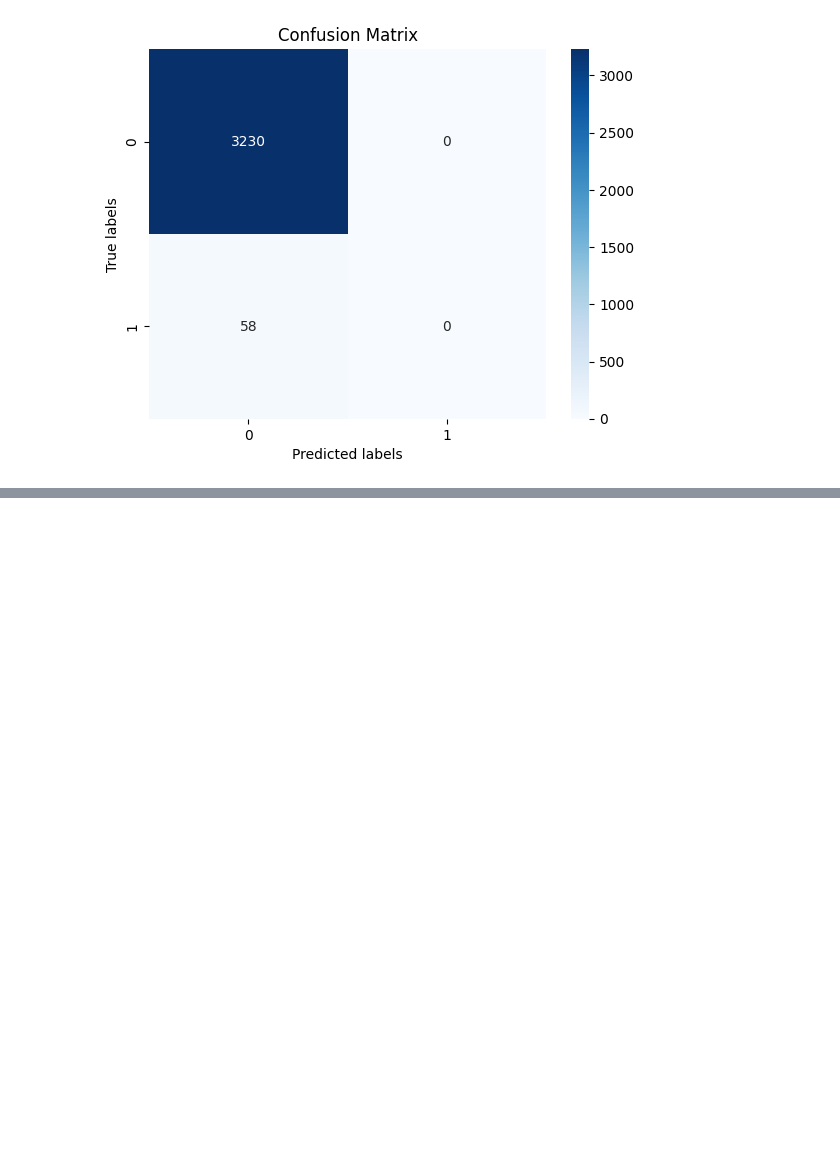
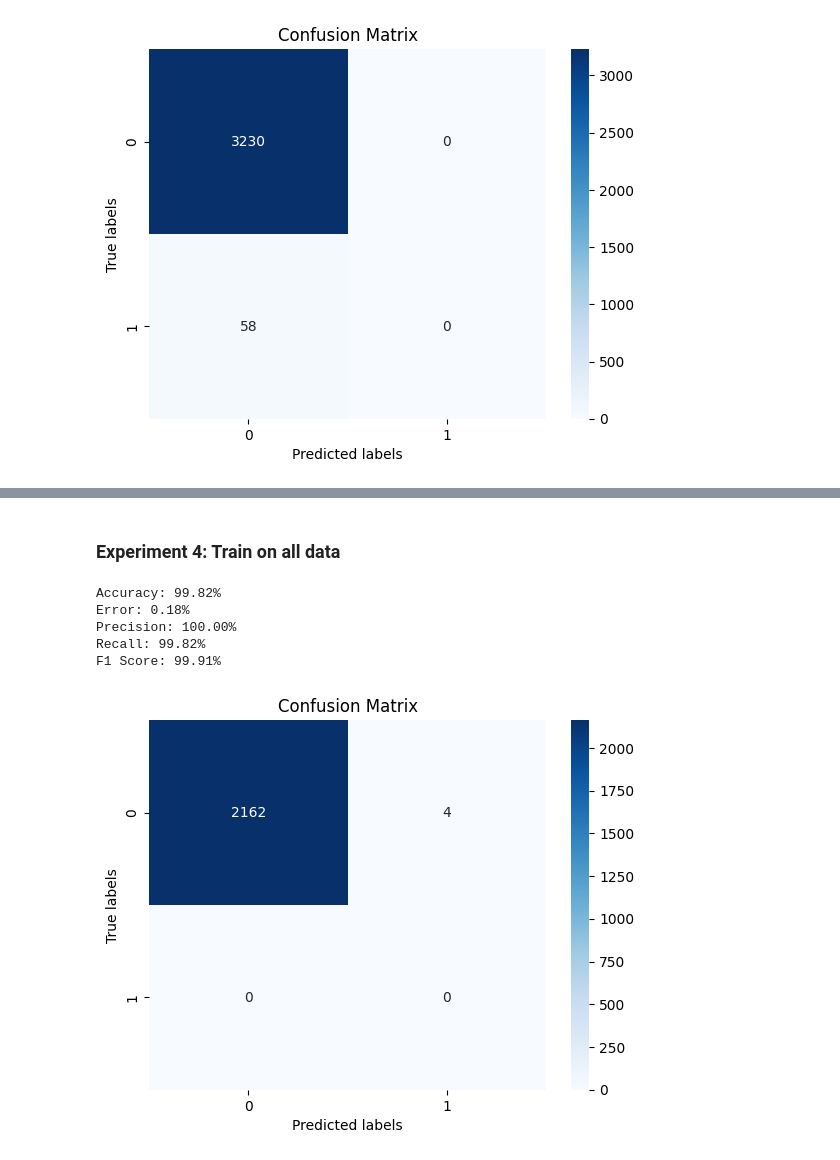
Before and after one commit to jeffmur/fhe-video-similarity, a Jupyter notebook: results/Supervised_Learning.ipynb, the cells around one changed output, grey strips where cells are left out. Saved outputs shown, nothing was run; the diff lists cells and outputs as text; code cells hidden in the pictures; blank space fills up the shorter version.

```diff
--- a/results/Supervised_Learning.ipynb
+++ b/results/Supervised_Learning.ipynb
@@ -222,0 +293,23 @@ F1 Score: 97.36%
+# %% [markdown]
+### Experiment 4: Train on all data
+# %%
+import pandas as pd
+
+LabelRecord = []
+PredictRecord = []
+ModelName = []
+
+df_1 = dir_to_df('2_fov/1_office/flex_train_similarity_scores')
+df_2 = dir_to_df('2_fov/2_vacuum/flex_train_similarity_scores')
+df_3 = dir_to_df('2_fov/3_compare_1_2/flex_train_similarity_scores')
+df = pd.concat([df_1, df_2])
+
+y_test, y_pred, y_pred_proba = train_test_ann(df, df_3).values()
+confusionMatrix(y_test, y_pred)
+# %% [output]
+Accuracy: 99.82%
+Error: 0.18%
+Precision: 100.00%
+Recall: 99.82%
+F1 Score: 99.91%
+[figure, added]
```
Also changed, not shown: parts of 30 cells of this notebook, 39 other files.
